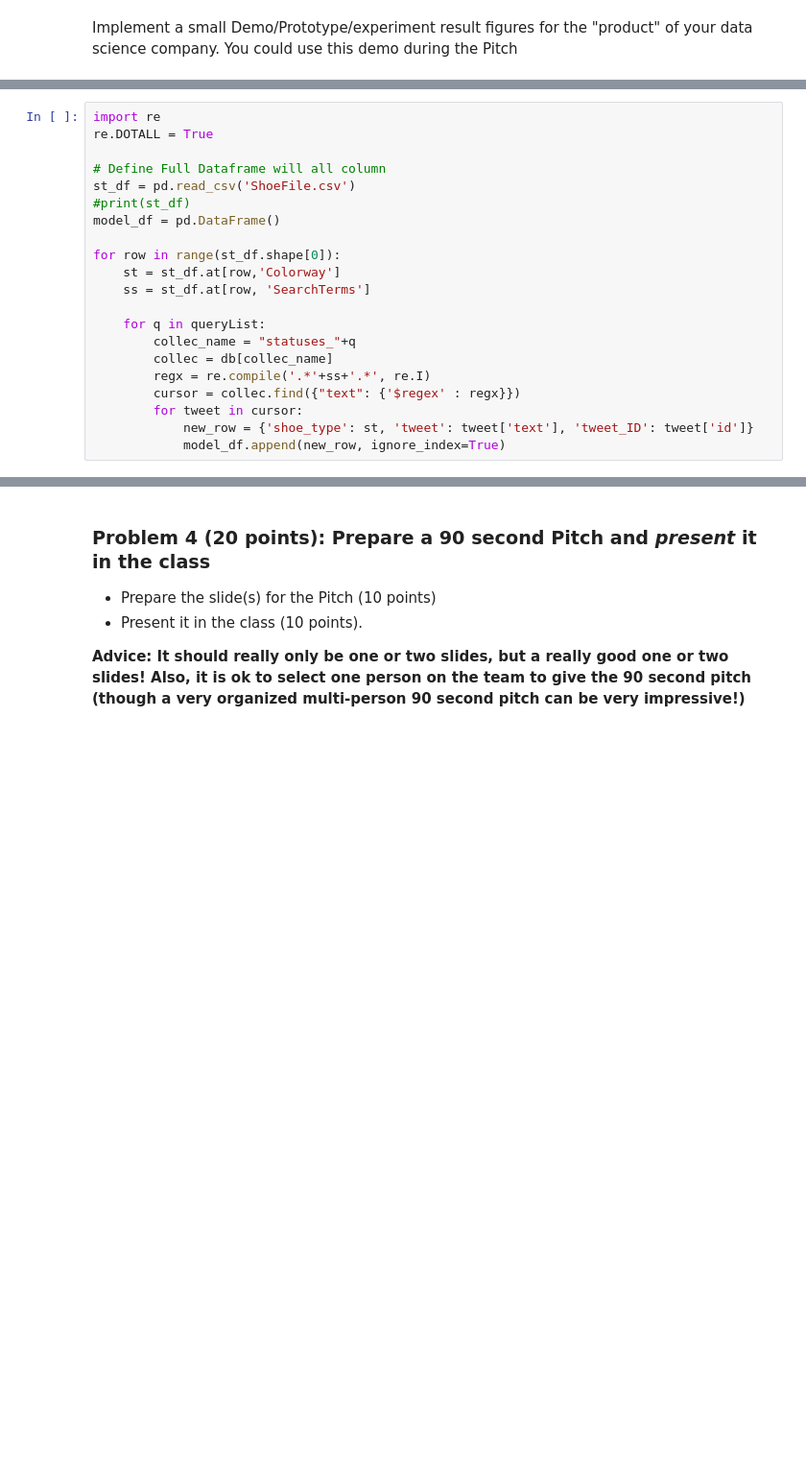
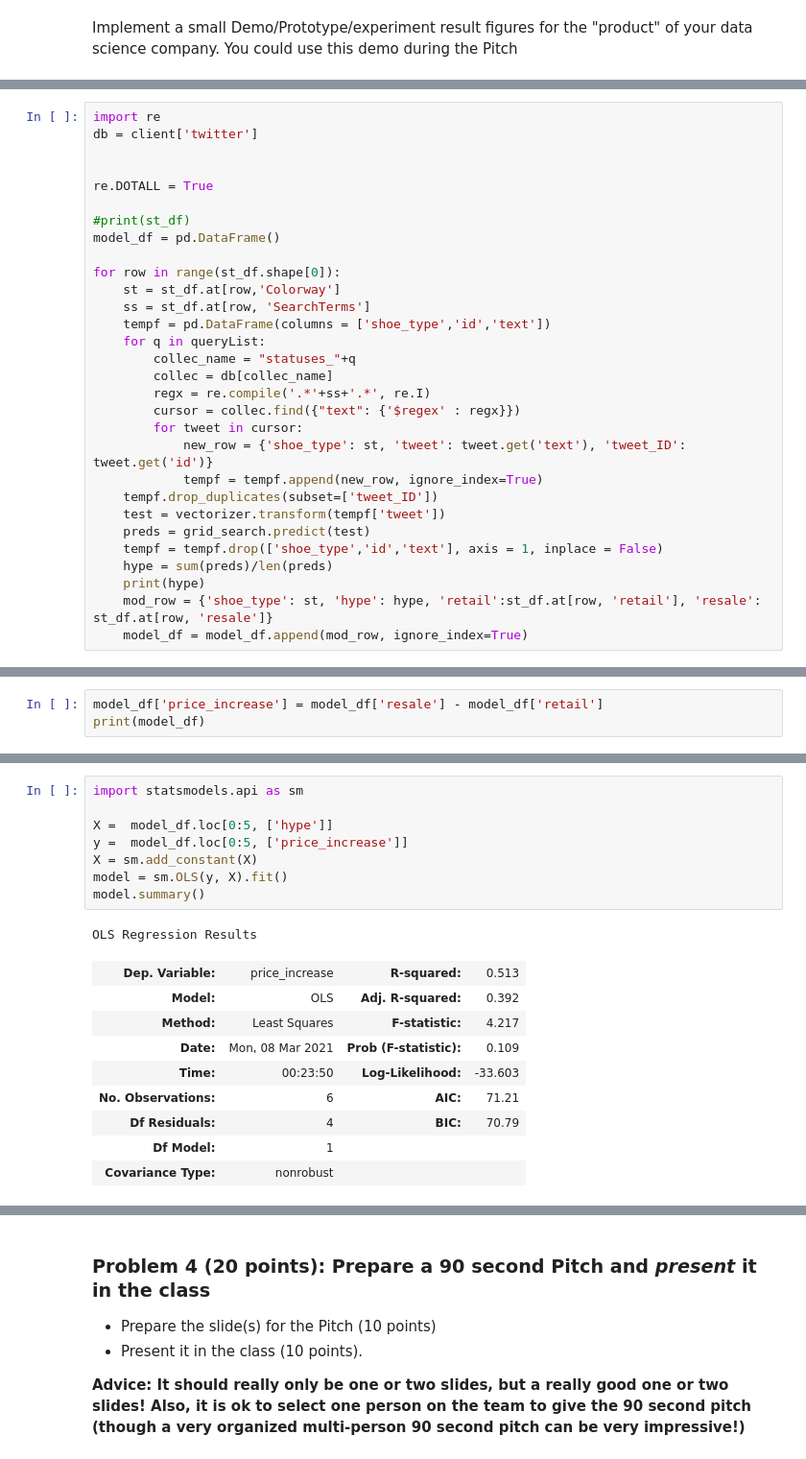
Before and after one commit to DS3010-Team1/5casestudy, a Jupyter notebook: CaseStudy5.ipynb, the cells around one changed output, grey strips where cells are left out. Shown at 96% size. Cells and saved outputs as stored; diff of their text form; blank space fills up the shorter version.

```diff
--- a/CaseStudy5.ipynb
+++ b/CaseStudy5.ipynb
@@ -235,22 +334,31 @@ Implement a small Demo/Prototype/experiment result figures for the "product" of
 # %%
 import re
+db = client['twitter']
+
+
 re.DOTALL = True
 
-# Define Full Dataframe will all column
-st_df = pd.read_csv('ShoeFile.csv')
 #print(st_df)
 model_df = pd.DataFrame()
 
 for row in range(st_df.shape[0]):
     st = st_df.at[row,'Colorway']
     ss = st_df.at[row, 'SearchTerms']
-
+    tempf = pd.DataFrame(columns = ['shoe_type','id','text'])
     for q in queryList:
         collec_name = "statuses_"+q
         collec = db[collec_name]
         regx = re.compile('.*'+ss+'.*', re.I)
         cursor = collec.find({"text": {'$regex' : regx}})
         for tweet in cursor:
-            new_row = {'shoe_type': st, 'tweet': tweet['text'], 'tweet_ID': tweet['id']}
-            model_df.append(new_row, ignore_index=True)
+            new_row = {'shoe_type': st, 'tweet': tweet.get('text'), 'tweet_ID': tweet.get('id')}
+            tempf = tempf.append(new_row, ignore_index=True)
+    tempf.drop_duplicates(subset=['tweet_ID'])
+    test = vectorizer.transform(tempf['tweet'])
+    preds = grid_search.predict(test)
+    tempf = tempf.drop(['shoe_type','id','text'], axis = 1, inplace = False)
+    hype = sum(preds)/len(preds)
+    print(hype)
+    mod_row = {'shoe_type': st, 'hype': hype, 'retail':st_df.at[row, 'retail'], 'resale': st_df.at[row, 'resale']}
+    model_df = model_df.append(mod_row, ignore_index=True)
 # %% [output]
@@ -267,0 +371,3 @@ SyntaxError: invalid syntax (<ipython-input-59-ef6860862312>, line 12)
+# %%
+model_df['price_increase'] = model_df['resale'] - model_df['retail']
+print(model_df)
@@ -267,0 +382,19 @@ SyntaxError: invalid syntax (<ipython-input-59-ef6860862312>, line 12)
+# %%
+import statsmodels.api as sm
+
+X =  model_df.loc[0:5, ['hype']]
+y =  model_df.loc[0:5, ['price_increase']]
+X = sm.add_constant(X)
+model = sm.OLS(y, X).fit()
+model.summary()
+# %% [output]
+OLS Regression Results
+| Dep. Variable: | price_increase | R-squared: | 0.513 |
+| Model: | OLS | Adj. R-squared: | 0.392 |
+| Method: | Least Squares | F-statistic: | 4.217 |
+| Date: | Mon, 08 Mar 2021 | Prob (F-statistic): | 0.109 |
+| Time: | 00:23:50 | Log-Likelihood: | -33.603 |
+| No. Observations: | 6 | AIC: | 71.21 |
+| Df Residuals: | 4 | BIC: | 70.79 |
+| Df Model: | 1 |  |  |
+| Covariance Type: | nonrobust |  |  |
```
Also changed, not shown: parts of 7 cells of this notebook, 2 other files.
